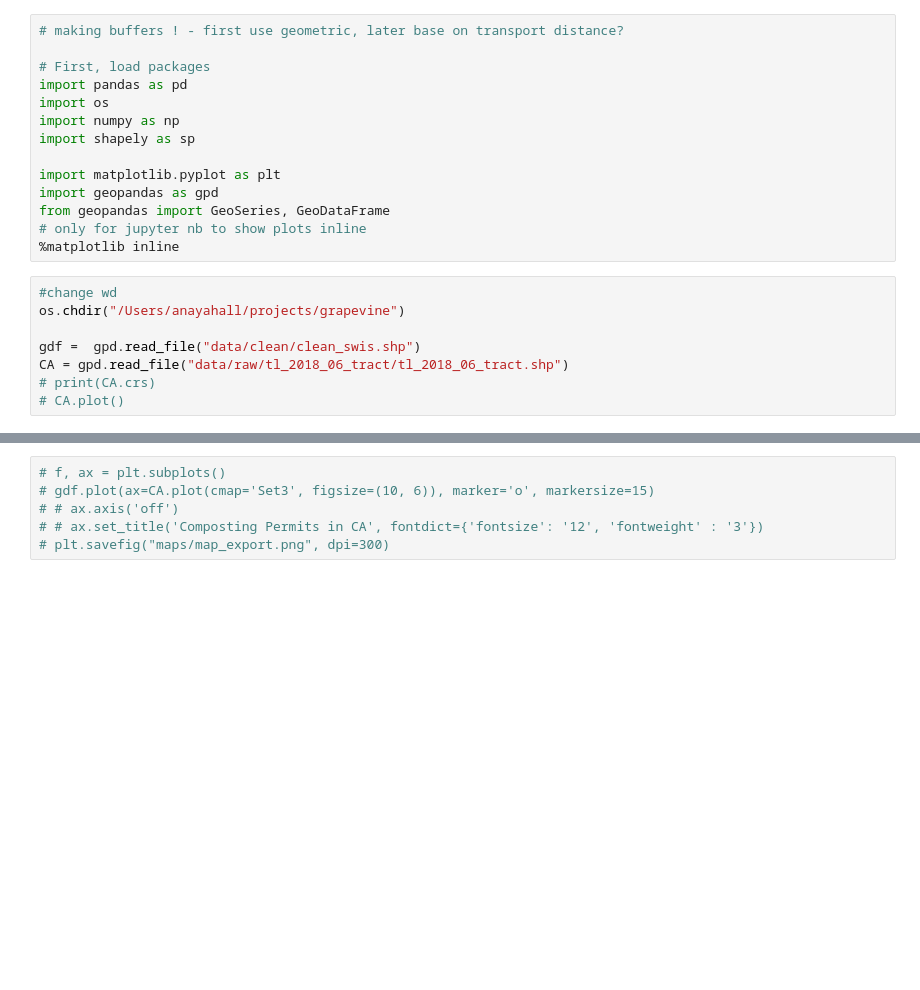
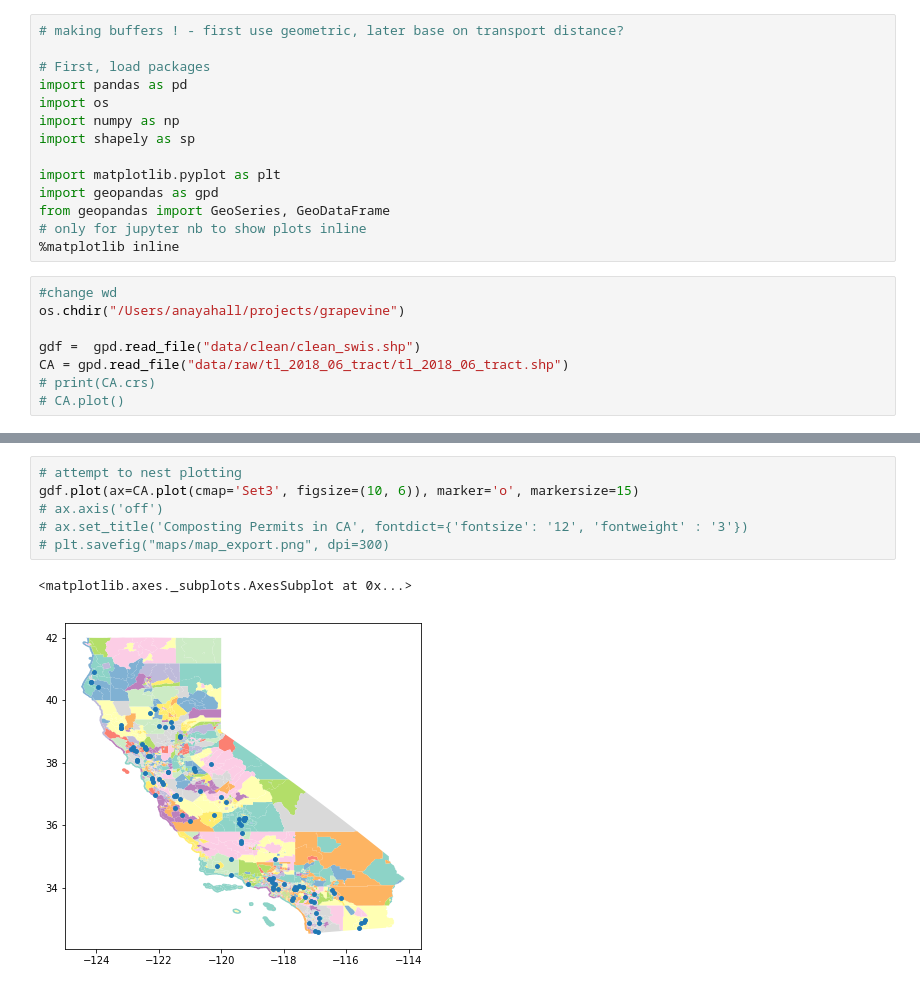
Before and after one commit to anayahall/grapevine, a Jupyter notebook: scripts/buffers.ipynb, the cells around one changed output, grey strips where cells are left out. Drawn from its saved outputs; the diff is of its cells as text; blank space fills up the shorter version.

```diff
--- a/scripts/buffers.ipynb
+++ b/scripts/buffers.ipynb
@@ -53,7 +70,10 @@ gdf.set_geometry('buffers').plot(ax = ax, color="blue", alpha="0.1")
 # %%
-# f, ax = plt.subplots()
-# gdf.plot(ax=CA.plot(cmap='Set3', figsize=(10, 6)), marker='o', markersize=15)
-# # ax.axis('off')
-# # ax.set_title('Composting Permits in CA', fontdict={'fontsize': '12', 'fontweight' : '3'})
+# attempt to nest plotting
+gdf.plot(ax=CA.plot(cmap='Set3', figsize=(10, 6)), marker='o', markersize=15)
+# ax.axis('off')
+# ax.set_title('Composting Permits in CA', fontdict={'fontsize': '12', 'fontweight' : '3'})
 # plt.savefig("maps/map_export.png", dpi=300)
+# %% [output]
+<matplotlib.axes._subplots.AxesSubplot at 0x...>
+[figure, added]
 # %%
```
Also changed, not shown: parts of 5 cells of this notebook, 4 other files.
